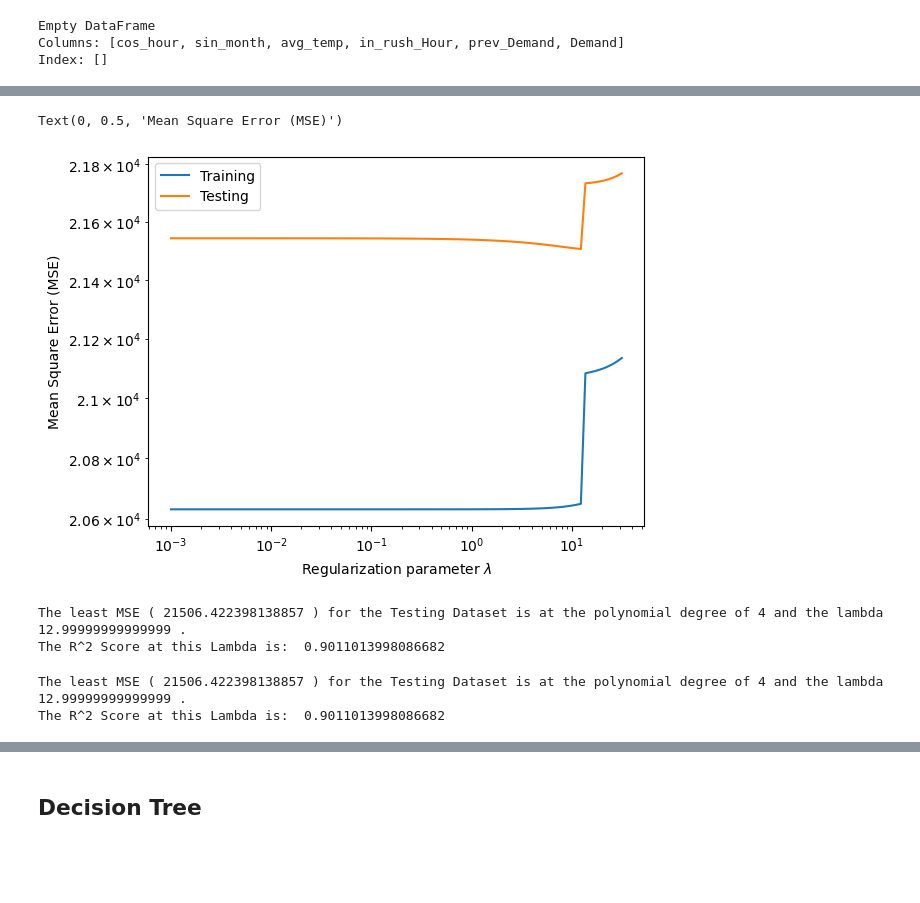
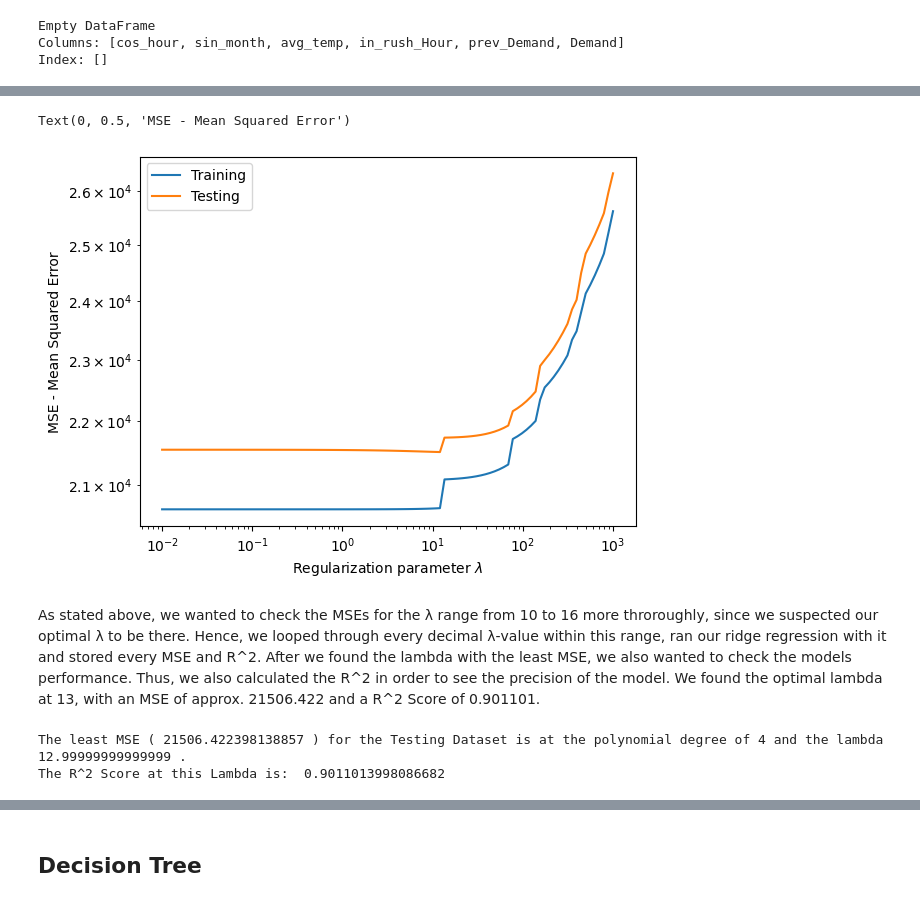
Before and after one commit to diego411/AA_Team_10, a Jupyter notebook: notebook/FeatureEngineering.ipynb, the cells around one changed output, grey strips where cells are left out. Drawn from its saved outputs; the diff is of its cells as text; code cells hidden in the pictures; blank space fills up the shorter version.

Commit message:
more comments, performance dataframe added for model evaluation

```diff
--- a/notebook/FeatureEngineering.ipynb
+++ b/notebook/FeatureEngineering.ipynb
@@ -502,29 +507,29 @@ The optimal polynomial degree lies at the degree  4  with an MSE of  17230.02807
 # %%
 poly_reg = PolynomialFeatures (degree = 4)
 
 x_poly_train_ridge = poly_reg.fit_transform(X_train_scaled)
 x_poly_test_ridge = poly_reg.fit_transform(X_test_scaled)
 
-lambd = np.logspace(-3, 1.5, 100)
+lambd = np.logspace(-2, 3, 100)
 
 training_error = []
 testing_error = []
 
 for l in lambd:
 
     model_ridge = Ridge(alpha = l, solver = 'lsqr')
     model_ridge.fit(x_poly_train_ridge, y_train)
 
     y_training_pred = model_ridge.predict(x_poly_train_ridge)
     y_test_pred = model_ridge.predict(x_poly_test_ridge)
 
     training_error.append((mean_squared_error(y_training_pred,y_train)))
     testing_error.append(mean_squared_error(y_test_pred, y_test))
 
 plt.loglog(lambd, training_error, lambd, testing_error)
 plt.legend(["Training", "Testing"])
 plt.xlabel("Regularization parameter $\lambda$")
-plt.ylabel("Mean Square Error (MSE)")
+plt.ylabel("MSE - Mean Squared Error")
 # %% [output]
-Text(0, 0.5, 'Mean Square Error (MSE)')
+Text(0, 0.5, 'MSE - Mean Squared Error')
-[figure, old version]
+[figure, new version]
@@ -533,23 +536,4 @@ Text(0, 0.5, 'Mean Square Error (MSE)')
-# %%
-# More Precise determination of lambda
-data = []
-for a in np.arange (10,16,0.1):
-
-    alp.append(a)
-    optimal_model = Ridge(alpha = a, solver = 'lsqr')
-    optimal_model.fit(x_poly_train_ridge, y_train)
-    y_test_pred_opt = optimal_model.predict(x_poly_test_ridge)
-    data.append([a,mean_squared_error(y_test_pred_opt, y_test),r2_score(y_test_pred_opt, y_test) ])
-
-df_error_r2_score = pd.DataFrame(data, columns = ['Lambda', 'MSE', 'R^2 Score'])
-# %% [output]
-The least MSE ( 21506.422398138857 ) for the Testing Dataset is at the polynomial degree of 4 and the lambda  12.99999999999999 .
-The R^2 Score at this Lambda is:  0.9011013998086682
-# %%
-row = df_error_r2_score.loc[df_error_r2_score['MSE'] == df_error_r2_score['MSE'].min()]
-print('The least MSE (',  df_error_r2_score['MSE'].min(),
-      ') for the Testing Dataset is at the polynomial degree of 4 and the lambda '
-      , row.iloc[0]['Lambda'], '.\nThe R^2 Score at this Lambda is: ', row.iloc[0]['R^2 Score'])
-# %% [output]
-The least MSE ( 21506.422398138857 ) for the Testing Dataset is at the polynomial degree of 4 and the lambda  12.99999999999999 .
-The R^2 Score at this Lambda is:  0.9011013998086682
+# %% [markdown]
+As stated above, we wanted to check the MSEs for the λ range from 10 to 16 more throroughly, since we suspected our optimal λ to be there.
+Hence, we looped through every decimal λ-value within this range, ran our ridge regression with it and stored every MSE and R^2. After we found the lambda with the least MSE, we also wanted to check the models performance. Thus, we also calculated the R^2 in order to see the precision of the model.
+We found the optimal lambda at 13, with an MSE of approx. 21506.422 and a R^2 Score of 0.901101.
@@ -555,0 +551,8 @@ The R^2 Score at this Lambda is:  0.9011013998086682
+# %%
+row = df_error_r2_score.loc[df_error_r2_score['MSE'] == df_error_r2_score['MSE'].min()]
+print('The least MSE (',  df_error_r2_score['MSE'].min(),
+      ') for the Testing Dataset is at the polynomial degree of 4 and the lambda '
+      , row.iloc[0]['Lambda'], '.\nThe R^2 Score at this Lambda is: ', row.iloc[0]['R^2 Score'])
+# %% [output]
+The least MSE ( 21506.422398138857 ) for the Testing Dataset is at the polynomial degree of 4 and the lambda  12.99999999999999 .
+The R^2 Score at this Lambda is:  0.9011013998086682
```
Also changed, not shown: parts of 75 cells of this notebook.
